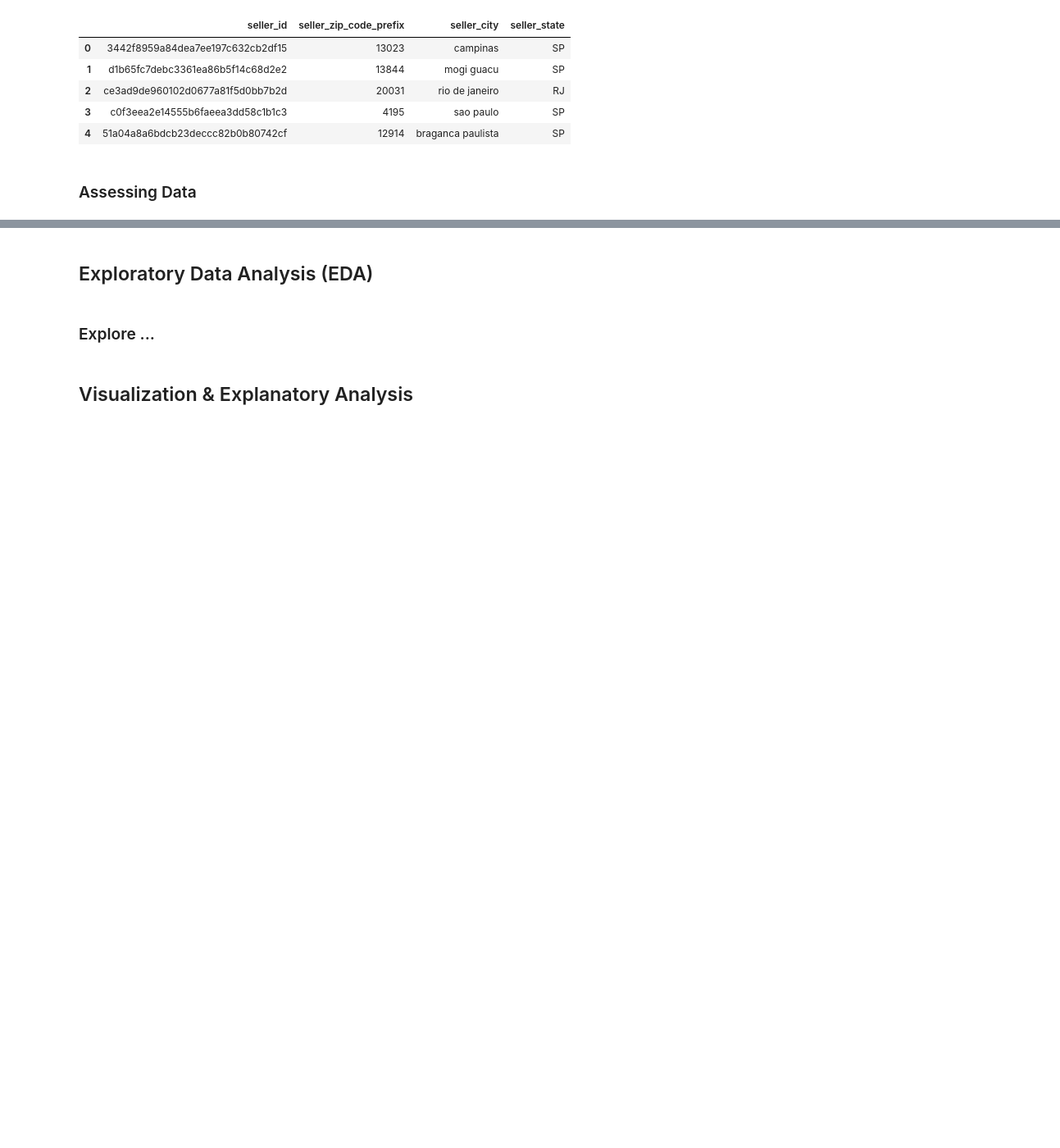
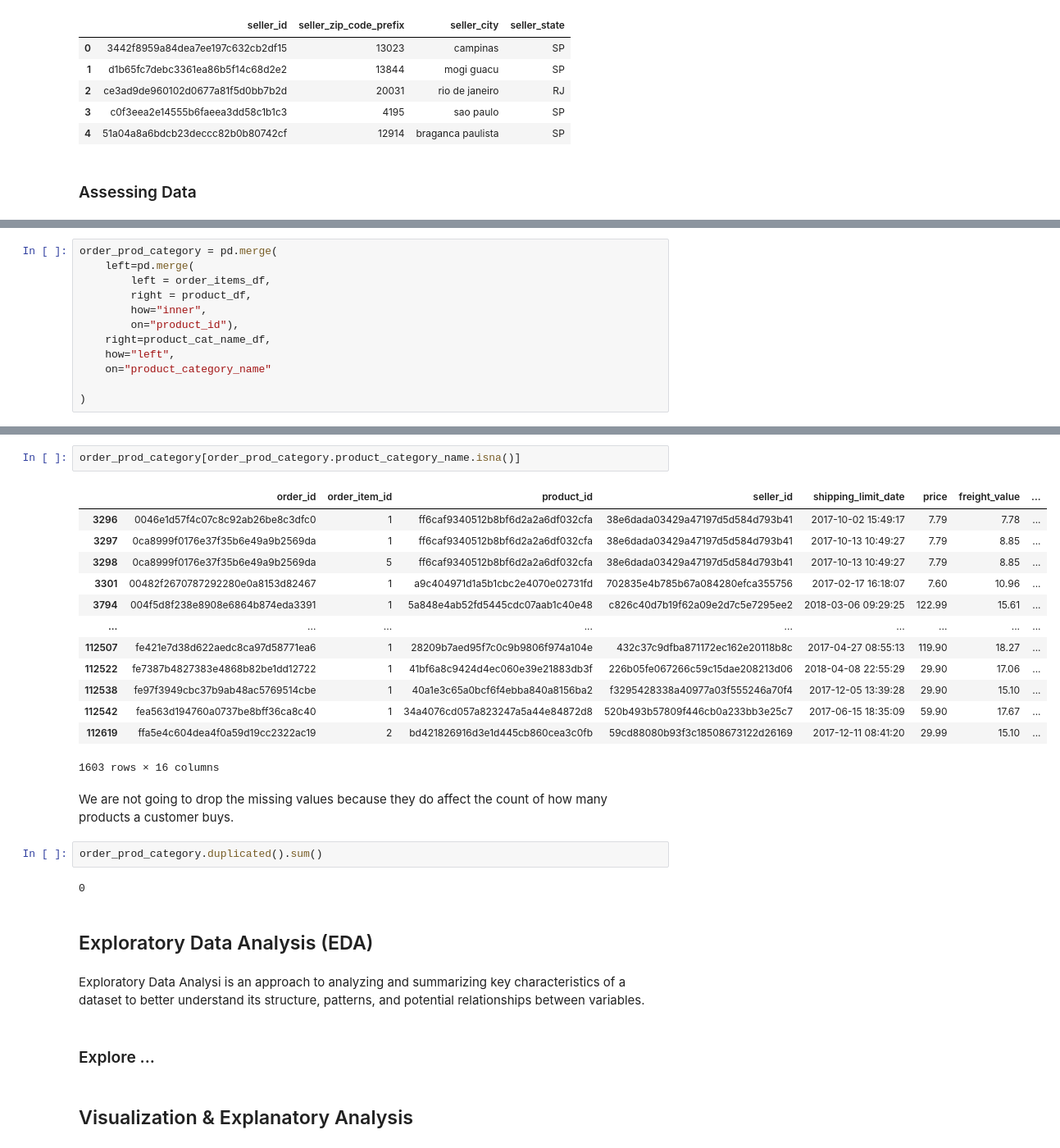
Before and after one commit to JuanCYoung/E-Commerce-Data-Analysis, a Jupyter notebook: notebook.ipynb, the cells around one changed output, grey strips where cells are left out. Shown at 82% size. Drawn from its saved outputs; the diff is of its cells as text; blank space fills up the shorter version.

Commit message:
Add Assesing Data

```diff
--- a/notebook.ipynb
+++ b/notebook.ipynb
@@ -382,0 +604,12 @@ dtype: int64
+# %%
+order_prod_category = pd.merge(
+    left=pd.merge(
+        left = order_items_df,
+        right = product_df,
+        how="inner",
+        on="product_id"),
+    right=product_cat_name_df,
+    how="left",
+    on="product_category_name"
+
+)
@@ -383,5 +656,29 @@ dtype: int64
+# %%
+order_prod_category[order_prod_category.product_category_name.isna()]
+# %% [output]
+|  | order_id | order_item_id | product_id | seller_id | shipping_limit_date | price | freight_value | ... |
+| 3296 | 0046e1d57f4c07c8c92ab26be8c3dfc0 | 1 | ff6caf9340512b8bf6d2a2a6df032cfa | 38e6dada03429a47197d5d584d793b41 | 2017-10-02 15:49:17 | 7.79 | 7.78 | ... |
+| 3297 | 0ca8999f0176e37f35b6e49a9b2569da | 1 | ff6caf9340512b8bf6d2a2a6df032cfa | 38e6dada03429a47197d5d584d793b41 | 2017-10-13 10:49:27 | 7.79 | 8.85 | ... |
+| 3298 | 0ca8999f0176e37f35b6e49a9b2569da | 5 | ff6caf9340512b8bf6d2a2a6df032cfa | 38e6dada03429a47197d5d584d793b41 | 2017-10-13 10:49:27 | 7.79 | 8.85 | ... |
+| 3301 | 00482f2670787292280e0a8153d82467 | 1 | a9c404971d1a5b1cbc2e4070e02731fd | 702835e4b785b67a084280efca355756 | 2017-02-17 16:18:07 | 7.60 | 10.96 | ... |
+| 3794 | 004f5d8f238e8908e6864b874eda3391 | 1 | 5a848e4ab52fd5445cdc07aab1c40e48 | c826c40d7b19f62a09e2d7c5e7295ee2 | 2018-03-06 09:29:25 | 122.99 | 15.61 | ... |
+| ... | ... | ... | ... | ... | ... | ... | ... | ... |
+| 112507 | fe421e7d38d622aedc8ca97d58771ea6 | 1 | 28209b7aed95f7c0c9b9806f974a104e | 432c37c9dfba871172ec162e20118b8c | 2017-04-27 08:55:13 | 119.90 | 18.27 | ... |
+| 112522 | fe7387b4827383e4868b82be1dd12722 | 1 | 41bf6a8c9424d4ec060e39e21883db3f | 226b05fe067266c59c15dae208213d06 | 2018-04-08 22:55:29 | 29.90 | 17.06 | ... |
+| 112538 | fe97f3949cbc37b9ab48ac5769514cbe | 1 | 40a1e3c65a0bcf6f4ebba840a8156ba2 | f3295428338a40977a03f555246a70f4 | 2017-12-05 13:39:28 | 29.90 | 15.10 | ... |
+| 112542 | fea563d194760a0737be8bff36ca8c40 | 1 | 34a4076cd057a823247a5a44e84872d8 | 520b493b57809f446cb0a233bb3e25c7 | 2017-06-15 18:35:09 | 59.90 | 17.67 | ... |
+| 112619 | ffa5e4c604dea4f0a59d19cc2322ac19 | 2 | bd421826916d3e1d445cb860cea3c0fb | 59cd88080b93f3c18508673122d26169 | 2017-12-11 08:41:20 | 29.99 | 15.10 | ... |
+1603 rows × 16 columns
+# %% [markdown]
+We are not going to drop the missing values because they do affect the count of how many products a customer buys.
+# %%
+order_prod_category.duplicated().sum()
+# %% [output]
+0
 # %% [markdown]
 ## Exploratory Data Analysis (EDA)
+# %% [markdown]
+ Exploratory Data Analysi is an approach to analyzing and summarizing key characteristics of a dataset to better understand its structure, patterns, and potential relationships between variables.
 # %% [markdown]
 ### Explore ...
 # %% [markdown]
```
Also changed, not shown: parts of 66 cells of this notebook.
